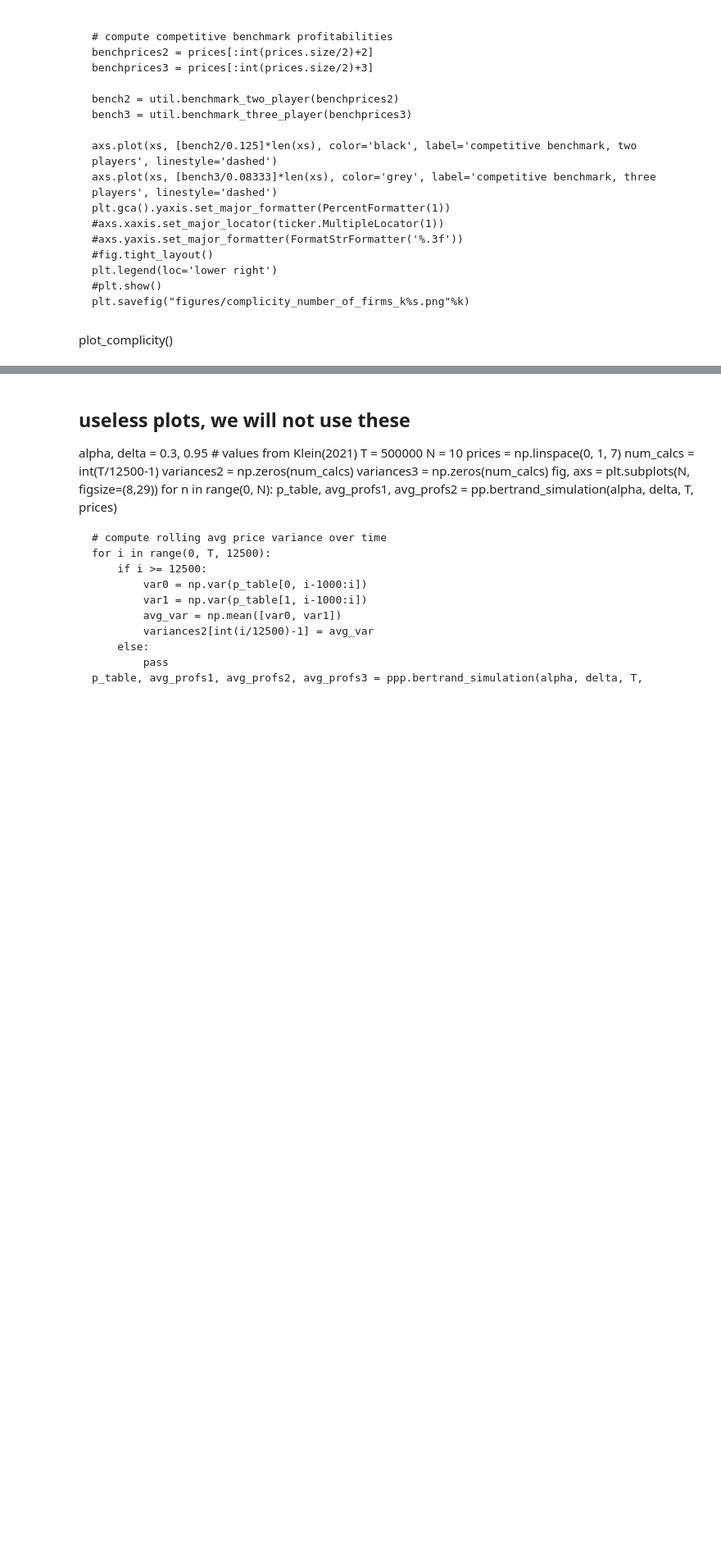
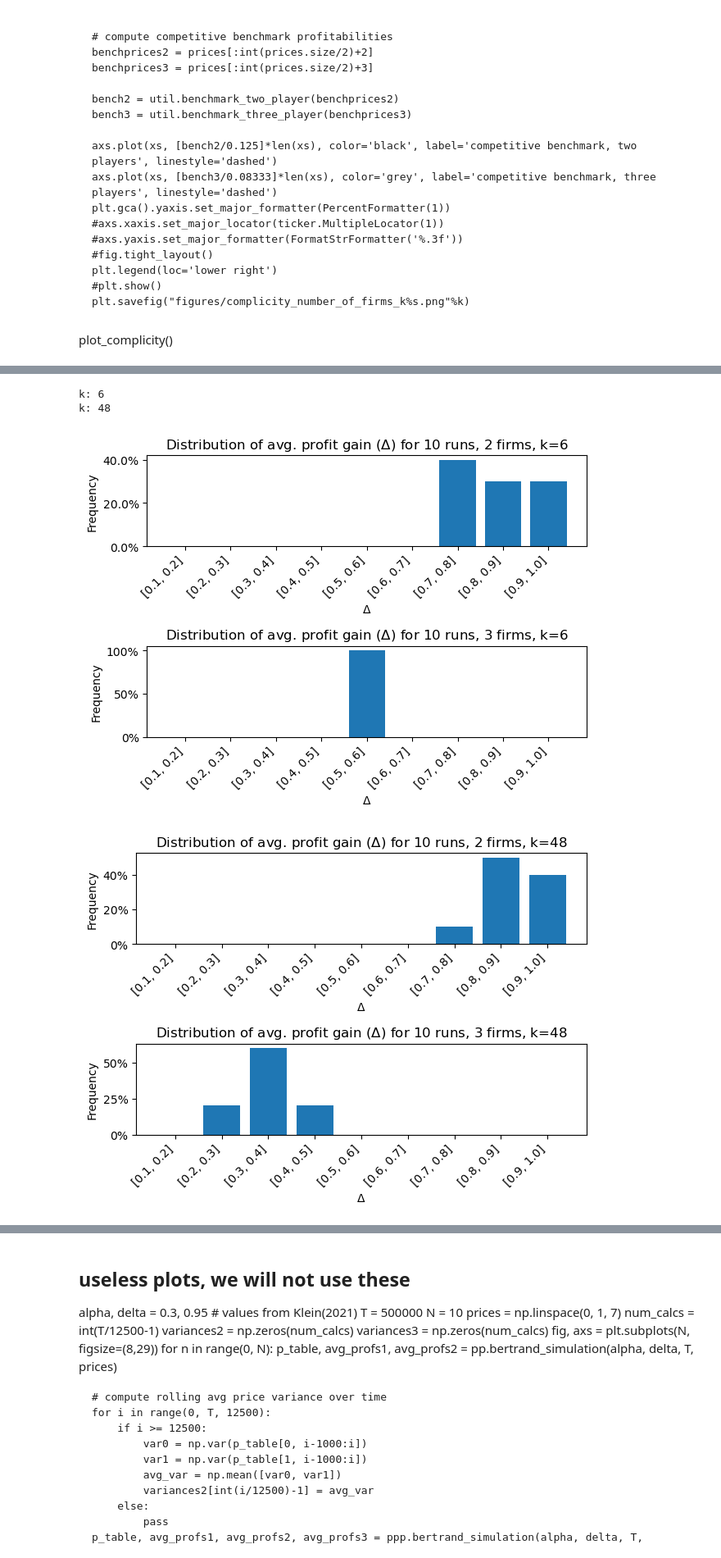
Before and after one commit to daanario/bachelor, a Jupyter notebook: main.ipynb, the cells around one changed output, grey strips where cells are left out. Shown at 82% size. Saved outputs shown, nothing was run; the diff lists cells and outputs as text; code cells hidden in the pictures; blank space fills up the shorter version.

Commit message:
changed complicity to average profit gain and corrected y-axis of profitability plot

```diff
--- a/main.ipynb
+++ b/main.ipynb
@@ -290,0 +169,51 @@ plt.savefig("figures/complicity_over_k.png")
+# %%
+@njit
+def find_profit_gain_distribution2(k):
+    alpha, delta = 0.3, 0.95  # values from Klein(2021)
+    T = 500000
+    N = 1000
+    prices = np.linspace(0, 1, k+1)
+    jointprofitability=nb.typed.List.empty_list(nb.f8)
+    distribution=nb.typed.List.empty_list(nb.f8)
+    for n in range(0, N):
+        p_table, avg_profs0, avg_profs1 = pp.bertrand_simulation(alpha, delta, T, prices)
+        distribution.append(((avg_profs0[-1]+avg_profs1[-1])/2)/0.125)
+    return N, distribution
+# %%
+for k in [6, 48]:
+    print("k:", k)
+    fig, axs = plt.subplots(2, 1)
+
+    N, distribution2 = find_profit_gain_distribution2(k)
+    length = len(distribution2)
+
+    bins = [i/10 for i in range(1, 11)]
+
+    axs[0].hist(distribution2, bins=bins, rwidth=0.8, weights=np.ones(length) / length)
+    axs[0].set_xlabel('$\Delta$')
+    axs[0].set_ylabel('Frequency')
+    axs[0].set_title('Distribution of avg. profit gain ($\Delta$) for {} runs, 2 firms, k={}'.format(N, k))
+    axs[0].yaxis.set_major_formatter(PercentFormatter(1))
+    axs[0].set_xticks([(bins[i] + bins[i+1])/2 for i in range(len(bins)-1)])
+    axs[0].set_xticklabels(['[{:.1f}, {:.1f}]'.format(bins[i], bins[i+1]) for i in range(len(bins)-1)], rotation=45, ha='right')
+
+
+    N, distribution3 = find_profit_gain_distribution3(k)
+    length = len(distribution3)
+
+    axs[1].hist(distribution3, bins=bins, rwidth=0.8, weights=np.ones(length) / length)
+
+    axs[1].set_xlabel('$\Delta$')
+    axs[1].set_ylabel('Frequency')
+    axs[1].set_title('Distribution of avg. profit gain ($\Delta$) for {} runs, 3 firms, k={}'.format(N, k))
+    axs[1].yaxis.set_major_formatter(PercentFormatter(1))
+    axs[1].set_xticks([(bins[i] + bins[i+1])/2 for i in range(len(bins)-1)])
+    axs[1].set_xticklabels(['[{:.1f}, {:.1f}]'.format(bins[i], bins[i+1]) for i in range(len(bins)-1)], rotation=45, ha='right')
+
+    plt.tight_layout()
+    plt.savefig("figures/profit_gain_histogram_k%s.png"%k)
+# %% [output]
+k: 6
+k: 48
+[figure, added]
+[figure, added]
```
Also changed, not shown: parts of 16 cells of this notebook.
